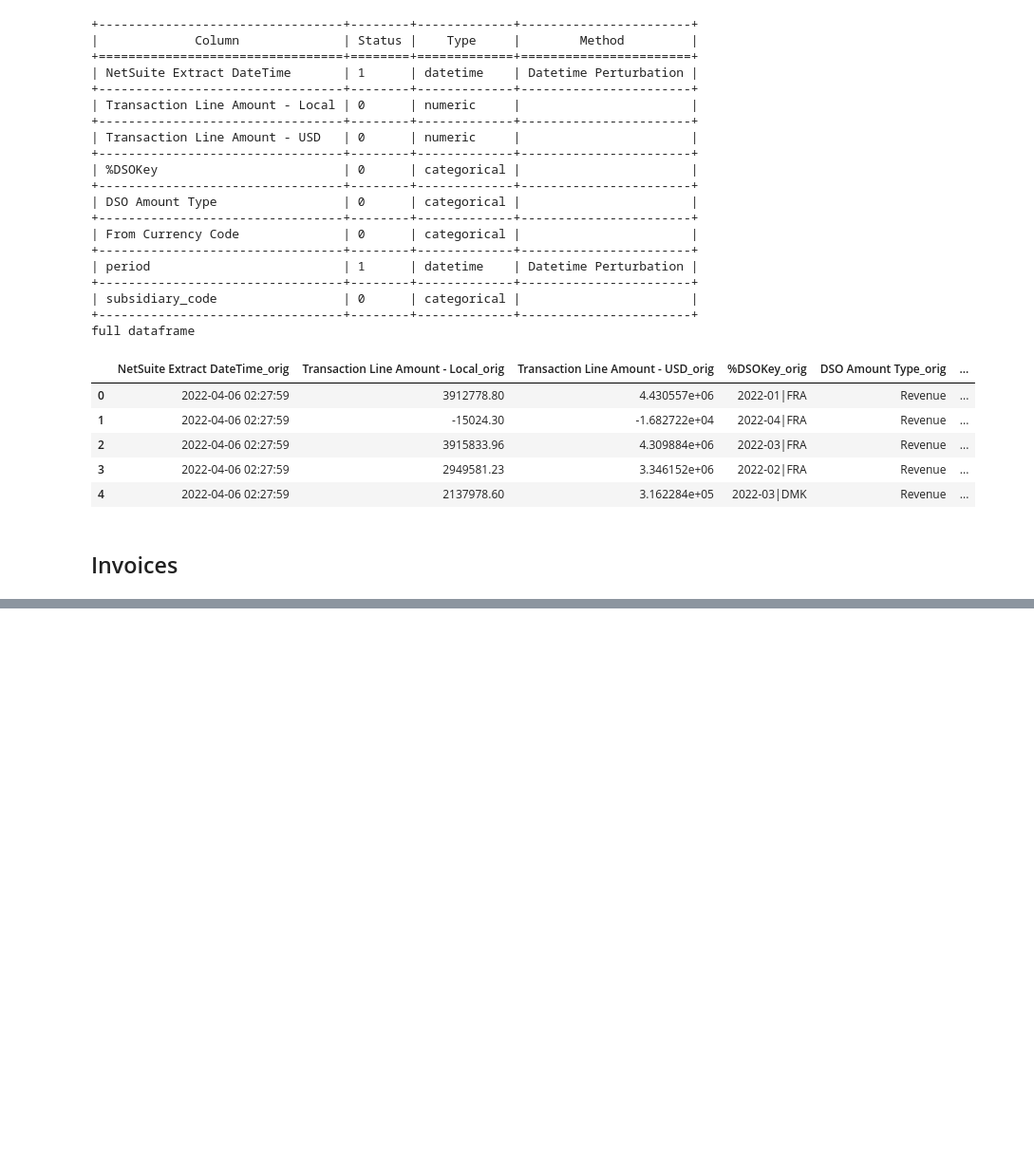
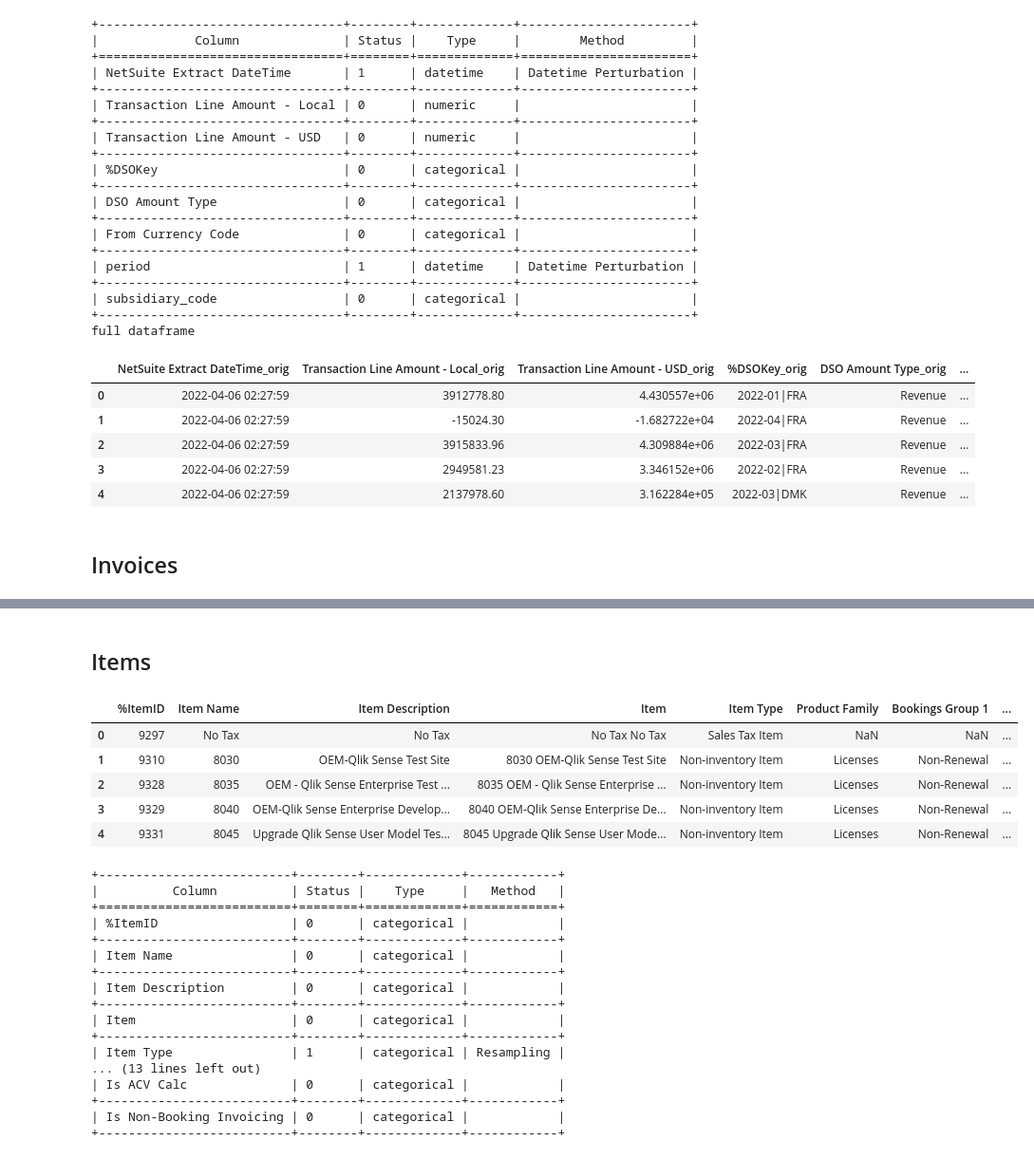
Before and after one commit to jmbenedetto/qlik_anonymization, a Jupyter notebook: Anonymize AR demo.ipynb, the cells around one changed output, grey strips where cells are left out. Shown: that part at 95% size. Cells and saved outputs as stored; diff of their text form; code cells hidden in the pictures; blank space fills up the shorter version.

```diff
--- a/Anonymize AR demo.ipynb
+++ b/Anonymize AR demo.ipynb
@@ -76,3 +96,19 @@ def sequencial_values_for_column(original_column):
+# %%
+def fake_data_for_column(original_column,fake_method):
+
+    # create a 2 columns dataframe with the unique values from original_column twice
+    df_exclusive_values=original_column.drop_duplicates()
+    df_exclusive_values=pd.merge(df_exclusive_values,df_exclusive_values,how='inner',left_index=True,right_index=True,suffixes=('','_fake'))
+
+    anon_exclusive_values=dfAnonymizer(df_exclusive_values)
+    anon_exclusive_values.categorical_fake({original_column.name+'_fake':fake_method},seed=seed)
+
+    fake_data_for_column=pd.merge(original_column,
+        anon_exclusive_values.to_df(),
+        how='left',
+        on=original_column.name
+        ).drop(columns=[original_column.name])
+    return fake_data_for_column.rename(columns={original_column.name+'_fake':original_column.name})
 # %% [markdown]
 # DATA ANONYMIZATION
 # %% [markdown]
@@ -417,0 +478,63 @@ since Python 3.9 and will be removed in a subsequent version.
+# %% [markdown]
+## Items
+# %%
+# load original file from gcs
+df_items=pd.read_csv(source_path+dict_files['Items']+'.csv')
+string_columns=['%ItemID']
+for column in string_columns:
+    df_items[column]=df_items[column].astype(str)
+
+display(df_items.head())
+
+# anonymize dataframe
+anon_items=dfAnonymizer(df_items)
+anon_items.categorical_resampling(
+    ['Item Type','Product Family'],seed=seed)
+
+anon_items.info()
+
+df_items_anon=anon_items.to_df()
+
+# create fake data
+categorical_fake_dict={'Item Name':'color_name','Bookings Group 1':'word','Bookings Group 2':'currency_name','Bookings Group 3':'job'}
+for key,value in categorical_fake_dict.items():
+    df_items_anon[key]=fake_data_for_column(df_items_anon[key],value)
+
+# inherit values from anonymized fields
+df_items_anon['Item Description']=df_items_anon['Item Name']
+df_items_anon['Item']=df_items_anon['Item Name']
+df_items_anon['Product Family']=df_items_anon['Product Family'].replace('Qonnect Fees','Misc',inplace=False)
+
+# merge anonymized df with original df
+df_items=df_items.join(df_items_anon,how='inner',lsuffix='_orig')
+display(df_items.head())
+
+# persist anonymized df to GCS
+df_items_anon.to_csv(destination_path+dict_files['Items']+'.csv',index=False)
+
+# drop variables
+df_items=df_items_anon=anon_items=[]
+# %% [output]
+|  | %ItemID | Item Name | Item Description | Item | Item Type | Product Family | Bookings Group 1 | ... |
+| 0 | 9297 | No Tax | No Tax | No Tax No Tax | Sales Tax Item | NaN | NaN | ... |
+| 1 | 9310 | 8030 | OEM-Qlik Sense Test Site | 8030 OEM-Qlik Sense Test Site | Non-inventory Item | Licenses | Non-Renewal | ... |
+| 2 | 9328 | 8035 | OEM - Qlik Sense Enterprise Test ... | 8035 OEM - Qlik Sense Enterprise ... | Non-inventory Item | Licenses | Non-Renewal | ... |
+| 3 | 9329 | 8040 | OEM-Qlik Sense Enterprise Develop... | 8040 OEM-Qlik Sense Enterprise De... | Non-inventory Item | Licenses | Non-Renewal | ... |
+| 4 | 9331 | 8045 | Upgrade Qlik Sense User Model Tes... | 8045 Upgrade Qlik Sense User Mode... | Non-inventory Item | Licenses | Non-Renewal | ... |
++--------------------------+--------+-------------+------------+
+|          Column          | Status |    Type     |   Method   |
++==========================+========+=============+============+
+| %ItemID                  | 0      | categorical |            |
++--------------------------+--------+-------------+------------+
+| Item Name                | 0      | categorical |            |
++--------------------------+--------+-------------+------------+
+| Item Description         | 0      | categorical |            |
++--------------------------+--------+-------------+------------+
+| Item                     | 0      | categorical |            |
++--------------------------+--------+-------------+------------+
+| Item Type                | 1      | categorical | Resampling |
+... (13 lines left out)
+| Is ACV Calc              | 0      | categorical |            |
++--------------------------+--------+-------------+------------+
+| Is Non-Booking Invoicing | 0      | categorical |            |
++--------------------------+--------+-------------+------------+
```
Also changed, not shown: parts of 20 cells of this notebook.
